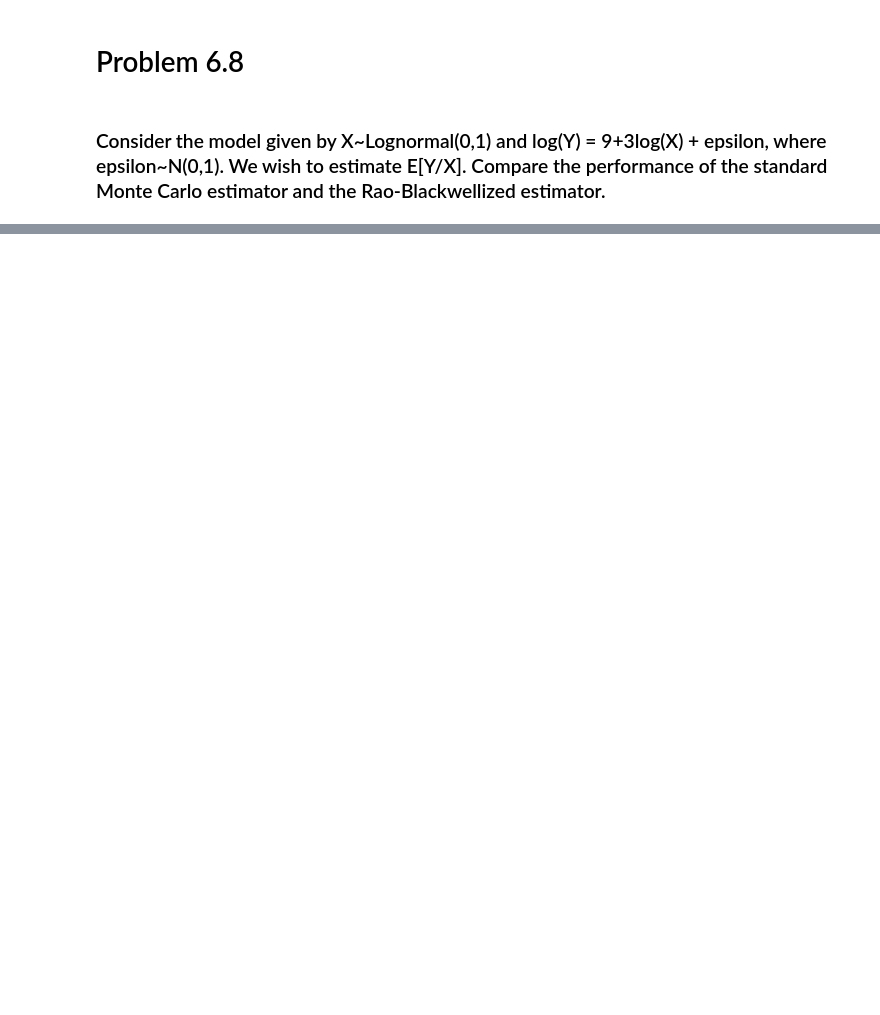
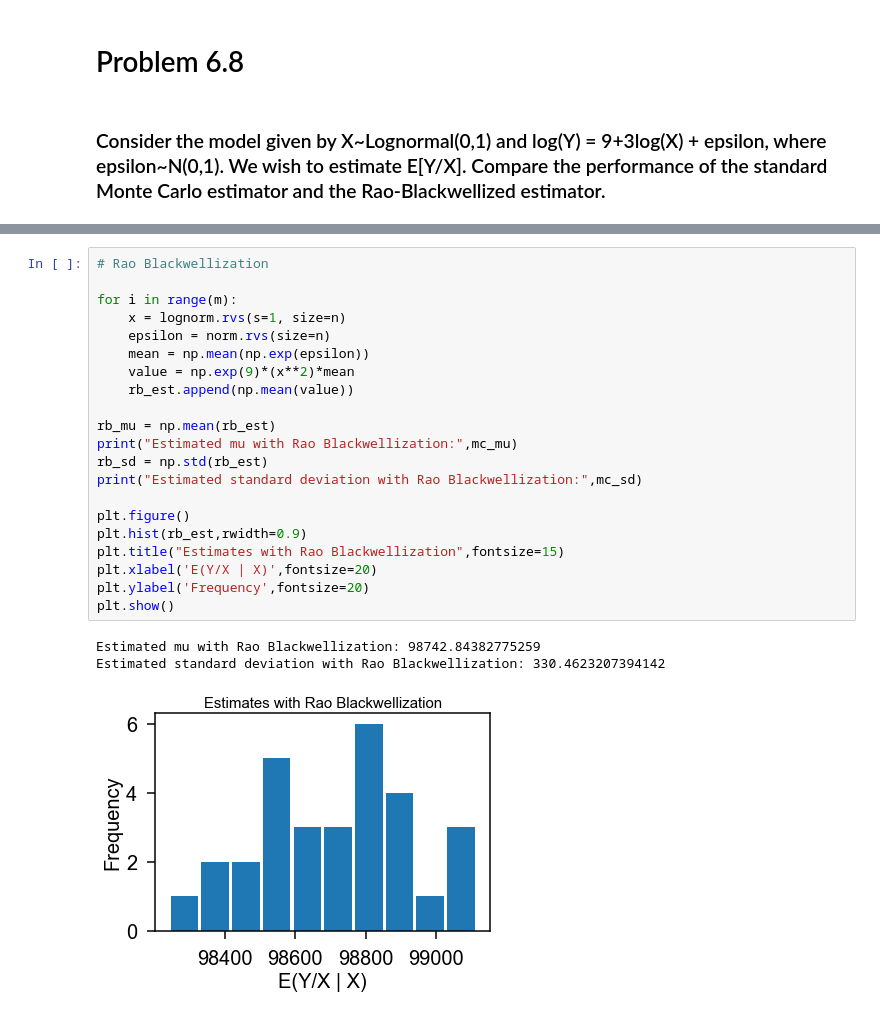
Before and after one commit to rachelsingleton/Math472, a Jupyter notebook: Singleton_HW9.ipynb, the cells around one changed output, grey strips where cells are left out. Saved outputs shown, nothing was run; the diff lists cells and outputs as text; blank space fills up the shorter version.

```diff
--- a/Singleton_HW9.ipynb
+++ b/Singleton_HW9.ipynb
@@ -187,0 +199,25 @@ Text(0,0.5,'Frequency')
+# %%
+# Rao Blackwellization
+
+for i in range(m):
+    x = lognorm.rvs(s=1, size=n)
+    epsilon = norm.rvs(size=n)
+    mean = np.mean(np.exp(epsilon))
+    value = np.exp(9)*(x**2)*mean
+    rb_est.append(np.mean(value))
+
+rb_mu = np.mean(rb_est)
+print("Estimated mu with Rao Blackwellization:",mc_mu)
+rb_sd = np.std(rb_est)
+print("Estimated standard deviation with Rao Blackwellization:",mc_sd)
+
+plt.figure()
+plt.hist(rb_est,rwidth=0.9)
+plt.title("Estimates with Rao Blackwellization",fontsize=15)
+plt.xlabel('E(Y/X | X)',fontsize=20)
+plt.ylabel('Frequency',fontsize=20)
+plt.show()
+# %% [output]
+Estimated mu with Rao Blackwellization: 98742.84382775259
+Estimated standard deviation with Rao Blackwellization: 330.4623207394142
+[figure, added]
```
Also changed, not shown: parts of 6 cells of this notebook.
